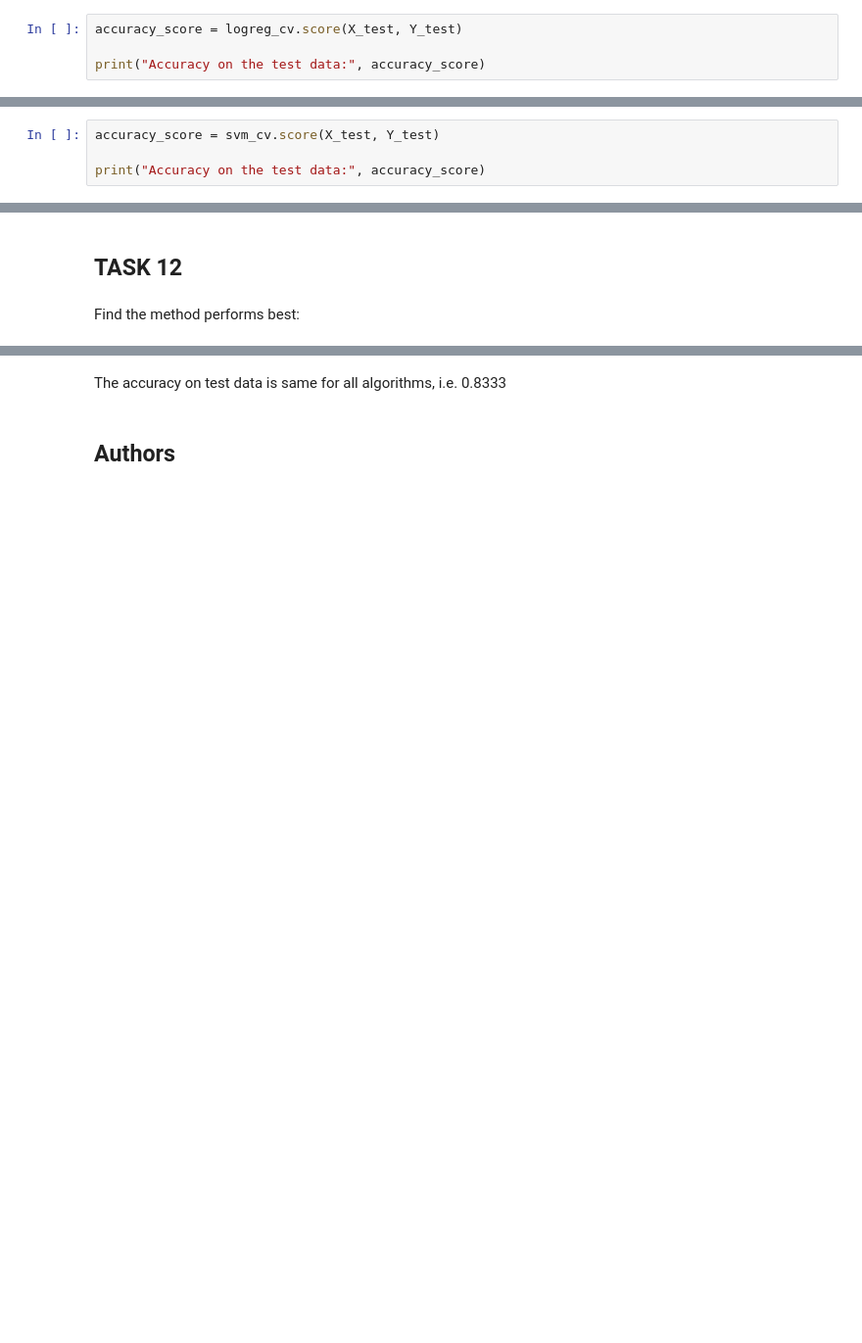
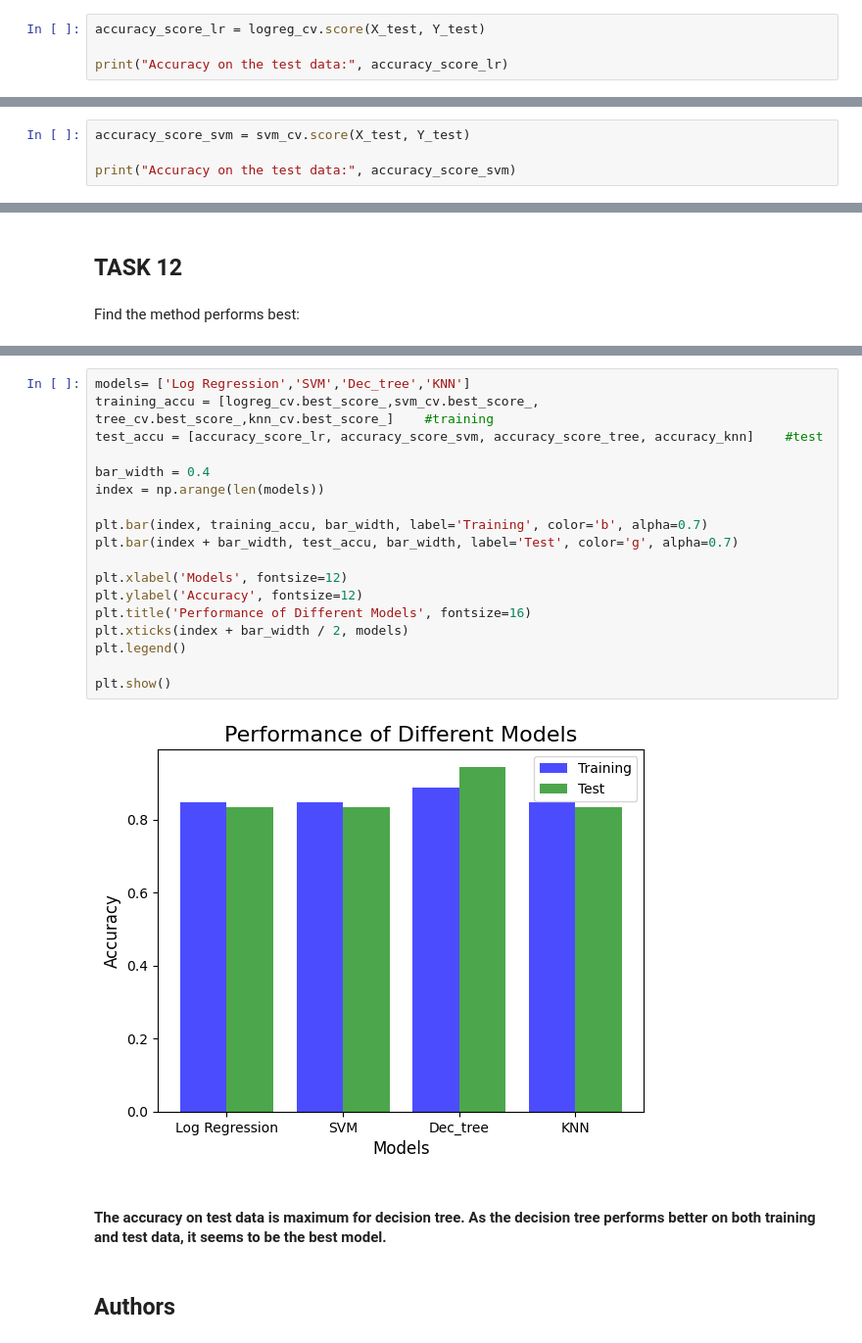
Before and after one commit to PrasanH/Data_Science_Capstone, a Jupyter notebook: 8SpaceX_Machine_Learning_Prediction_Part_5.jupyterlite.ipynb, the cells around one changed output, grey strips where cells are left out. Shown at 98% size. Drawn from its saved outputs; the diff is of its cells as text; blank space fills up the shorter version.

```diff
--- a/8SpaceX_Machine_Learning_Prediction_Part_5.jupyterlite.ipynb
+++ b/8SpaceX_Machine_Learning_Prediction_Part_5.jupyterlite.ipynb
@@ -207,9 +207,9 @@ accuracy : 0.8464285714285713
 # %% [markdown]
 Calculate the accuracy on the test data using the method <code>score</code>:
 # %%
-accuracy_score = logreg_cv.score(X_test, Y_test)
+accuracy_score_lr = logreg_cv.score(X_test, Y_test)
 
-print("Accuracy on the test data:", accuracy_score)
+print("Accuracy on the test data:", accuracy_score_lr)
 # %% [output]
 Accuracy on the test data: 0.8333333333333334
 # %% [markdown]
@@ -251,9 +251,9 @@ accuracy : 0.8482142857142856
 # %% [markdown]
 Calculate the accuracy on the test data using the method <code>score</code>:
 # %%
-accuracy_score = svm_cv.score(X_test, Y_test)
+accuracy_score_svm = svm_cv.score(X_test, Y_test)
 
-print("Accuracy on the test data:", accuracy_score)
+print("Accuracy on the test data:", accuracy_score_svm)
 # %% [output]
 Accuracy on the test data: 0.8333333333333334
 # %% [markdown]
@@ -382,5 +382,25 @@ The algorithm with maximum accuracy on training data is: ('tree', 0.889285714285
-# %% [markdown]
-The accuracy on test data is same for all algorithms, i.e. 0.8333
+# %%
+models= ['Log Regression','SVM','Dec_tree','KNN']
+training_accu = [logreg_cv.best_score_,svm_cv.best_score_, tree_cv.best_score_,knn_cv.best_score_]    #training
+test_accu = [accuracy_score_lr, accuracy_score_svm, accuracy_score_tree, accuracy_knn]    #test
+
+bar_width = 0.4
+index = np.arange(len(models))
+
+plt.bar(index, training_accu, bar_width, label='Training', color='b', alpha=0.7)
+plt.bar(index + bar_width, test_accu, bar_width, label='Test', color='g', alpha=0.7)
+
+plt.xlabel('Models', fontsize=12)
+plt.ylabel('Accuracy', fontsize=12)
+plt.title('Performance of Different Models', fontsize=16)
+plt.xticks(index + bar_width / 2, models)
+plt.legend()
+
+plt.show()
+# %% [output]
+[figure, added]
+# %% [markdown]
+#### The accuracy on test data is maximum for decision tree. As the decision tree performs better on both training and test data, it seems to be the best model. ####
 # %% [markdown]
 ## Authors
 # %% [markdown]
```
Also changed, not shown: parts of 7 cells of this notebook.
